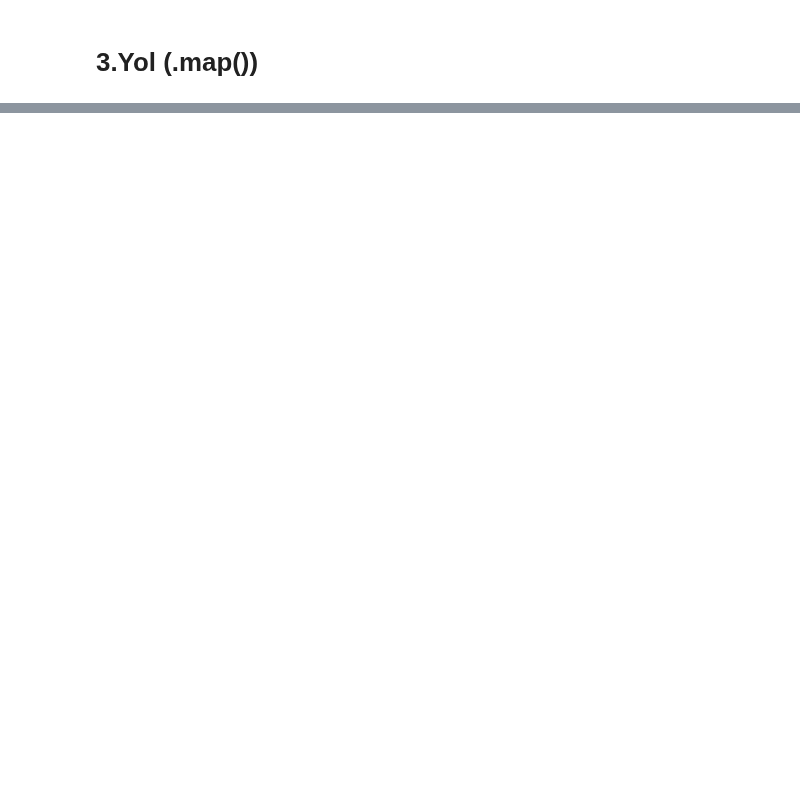
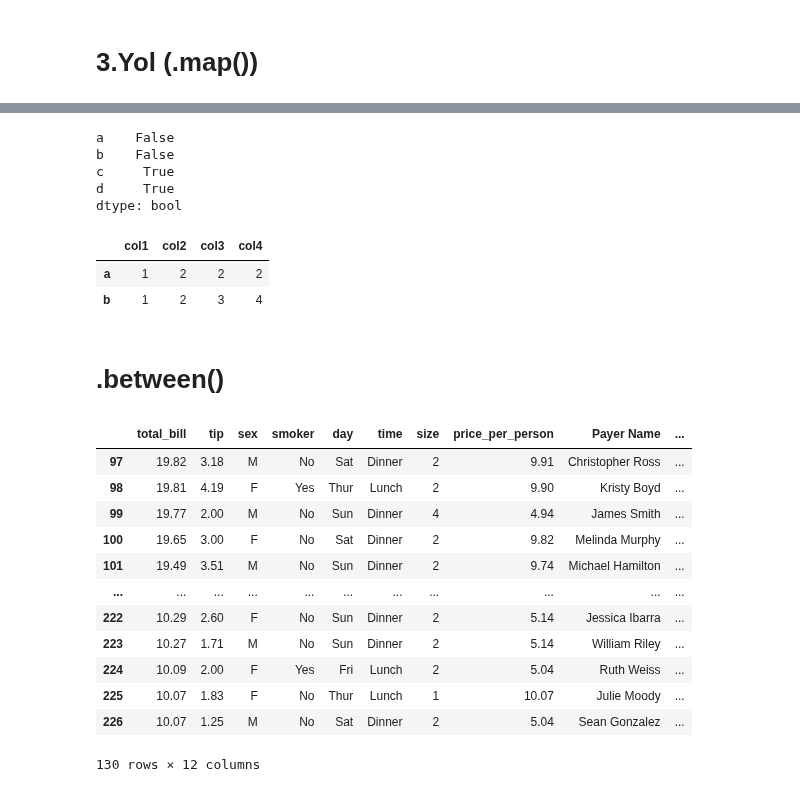
Before and after one commit to hasanocal7/DS-Libs, a Jupyter notebook: Pandas2.ipynb, the cells around one changed output, grey strips where cells are left out. Cells and saved outputs as stored; diff of their text form; code cells hidden in the pictures; blank space fills up the shorter version.

```diff
--- a/Pandas2.ipynb
+++ b/Pandas2.ipynb
@@ -439,4 +422,4 @@ df.head()
 | 3 | 48.17 | 5.00 | Male | No | Sun | Dinner | 6 | 8.03 | Ryan Gonzales | ... |
 | 4 | 45.35 | 3.50 | Male | Yes | Sun | Dinner | 3 | 15.12 | Jose Parsons | ... |
 # %%
-df["sex"] = df['sex'].apply(lambda x : 'M' if x=='Male' else 'F')
+df['sex'].apply(lambda x : 'M' if x=='Male' else 'F')
@@ -463,2 +459,2 @@ df.head()
 # %%
-df["sex"].replace('Female' , 'F' , inplace = True)
+df["sex"].replace('Female' , 'F')
@@ -465,2 +474,2 @@ df["sex"].replace('Female' , 'F' , inplace = True)
 # %%
-df["sex"].replace('Male' , 'M' , inplace = True)
+df["sex"].replace('Male' , 'M' )
@@ -517,0 +551,32 @@ Name: sex, Length: 244, dtype: object
+# %%
+simple_df.duplicated()
+# %% [output]
+a    False
+b    False
+c     True
+d     True
+dtype: bool
+# %%
+simple_df.drop_duplicates()
+# %% [output]
+|  | col1 | col2 | col3 | col4 |
+| a | 1 | 2 | 2 | 2 |
+| b | 1 | 2 | 3 | 4 |
+# %% [markdown]
+# .between()
+# %%
+df[(df.total_bill > 10) & (df.total_bill <20)]
+# %% [output]
+|  | total_bill | tip | sex | smoker | day | time | size | price_per_person | Payer Name | ... |
+| 97 | 19.82 | 3.18 | M | No | Sat | Dinner | 2 | 9.91 | Christopher Ross | ... |
+| 98 | 19.81 | 4.19 | F | Yes | Thur | Lunch | 2 | 9.90 | Kristy Boyd | ... |
+| 99 | 19.77 | 2.00 | M | No | Sun | Dinner | 4 | 4.94 | James Smith | ... |
+| 100 | 19.65 | 3.00 | F | No | Sat | Dinner | 2 | 9.82 | Melinda Murphy | ... |
+| 101 | 19.49 | 3.51 | M | No | Sun | Dinner | 2 | 9.74 | Michael Hamilton | ... |
+| ... | ... | ... | ... | ... | ... | ... | ... | ... | ... | ... |
+| 222 | 10.29 | 2.60 | F | No | Sun | Dinner | 2 | 5.14 | Jessica Ibarra | ... |
+| 223 | 10.27 | 1.71 | M | No | Sun | Dinner | 2 | 5.14 | William Riley | ... |
+| 224 | 10.09 | 2.00 | F | Yes | Fri | Lunch | 2 | 5.04 | Ruth Weiss | ... |
+| 225 | 10.07 | 1.83 | F | No | Thur | Lunch | 1 | 10.07 | Julie Moody | ... |
+| 226 | 10.07 | 1.25 | M | No | Sat | Dinner | 2 | 5.04 | Sean Gonzalez | ... |
+130 rows × 12 columns
```
Also changed, not shown: parts of 21 cells of this notebook.
